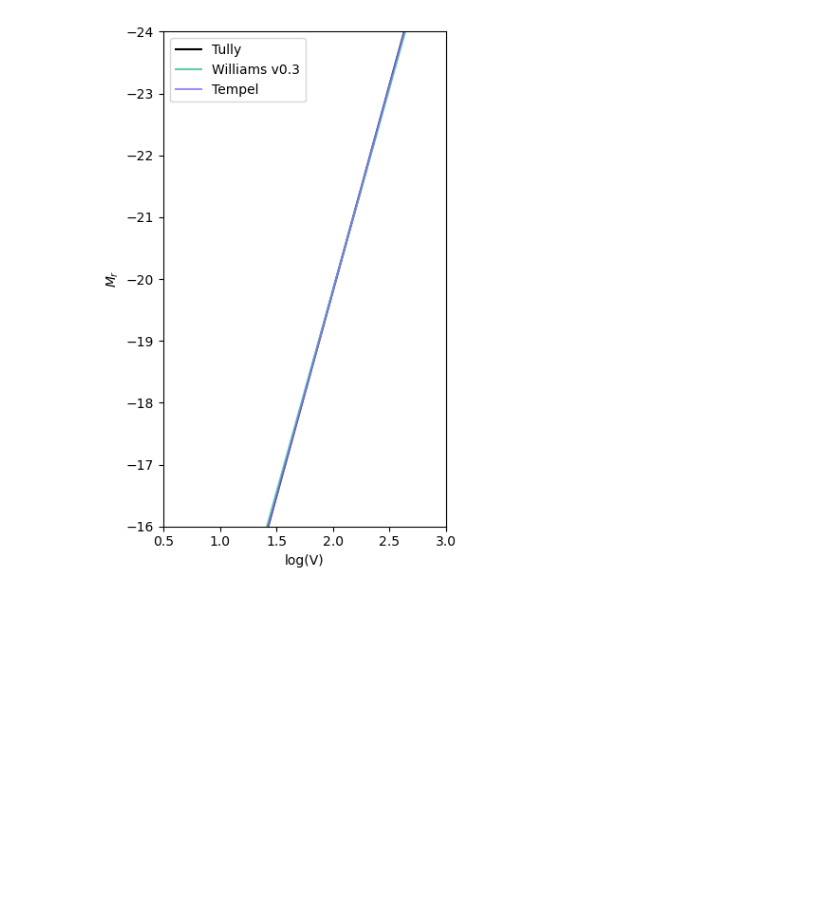
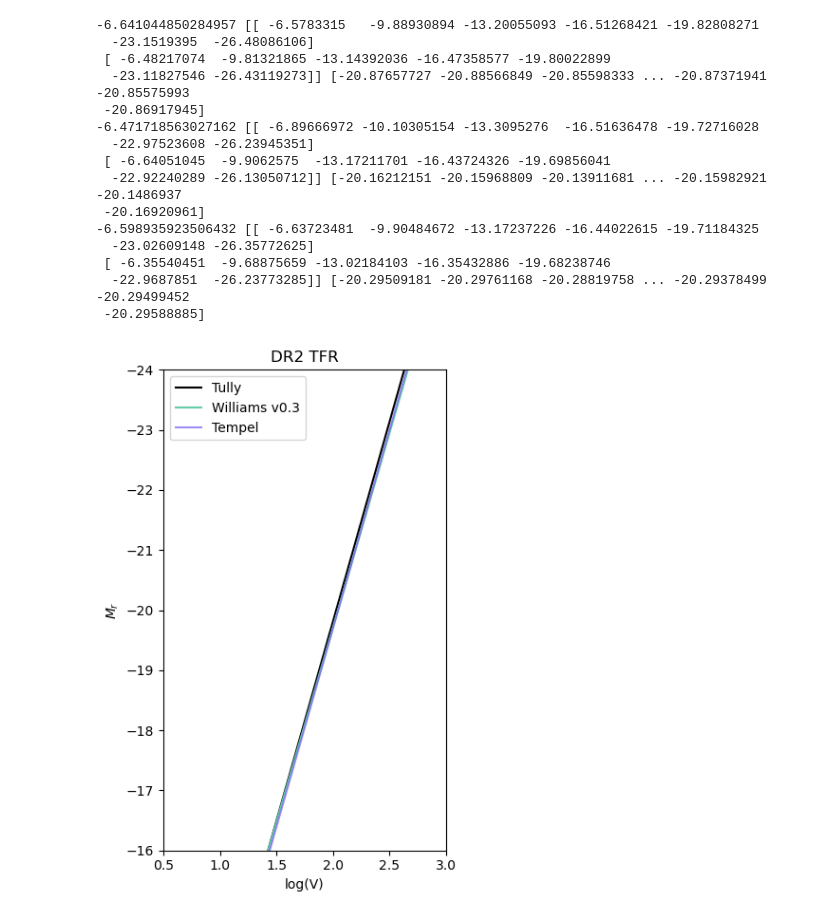
Before and after one commit to DESI-UR/DESI_SGA, a Jupyter notebook: TF/TF_catalog_slope_agreements.ipynb, the cells around one changed output. Cells and saved outputs as stored; diff of their text form; code cells hidden in the pictures; blank space fills up the shorter version.

```diff
--- a/TF/TF_catalog_slope_agreements.ipynb
+++ b/TF/TF_catalog_slope_agreements.ipynb
@@ -6,20 +6,6 @@ plt.rcParams['text.usetex'] = False
 from matplotlib import cm, colors
 from matplotlib.patches import Ellipse
 import matplotlib as mpl
-
-# We have more than 10 clusters, so we need to change from the default color map so that they are all plotted with different colors
-from cycler import cycler
-tfcolor = [(0.10588235294117647, 0.6196078431372549, 0.4666666666666667),
-(0.8509803921568627, 0.37254901960784315, 0.00784313725490196),
-(0.4588235294117647, 0.4392156862745098, 0.7019607843137254),
-(0.9058823529411765, 0.1607843137254902, 0.5411764705882353),
-(0.4, 0.6509803921568628, 0.11764705882352941),
-(0.,         0.10980392, 0.94509804),
-(0.6509803921568628, 0.4627450980392157, 0.11372549019607843),
-(0.,         0.89019608, 0.55490196),
-(0.99037293, 0.44055363, 0.20318339),
-(6.20005e-01, 1.83840e-01, 4.97524e-01)]
-plt.rcParams['axes.prop_cycle'] = cycler('color', tfcolor)
 
 import ligo.skymap.plot
 
@@ -89,6 +75,7 @@ for i in range(N_samples):
 
 lines_array = np.asarray(lines)
 line_err = np.nanpercentile(lines_array, [16 ,84], axis=0)
+print(slope, line_err, ZPs)
 
 plt.plot(logv, absmag, 'k', label = 'Tully')
 plt.fill_between(logv, line_err[0], line_err[1], color='gainsboro', alpha = .25)
@@ -110,38 +97,56 @@ for i in range(N_samples):
 
 lines_array = np.asarray(lines)
 line_err = np.nanpercentile(lines_array, [16 ,84], axis=0)
+print(slope, line_err, ZPs)
 
 plt.plot(logv, absmag, color='mediumaquamarine', label = 'Williams v0.3')
 plt.fill_between(logv, line_err[0], line_err[1], color='lightcyan', alpha = .25)
 
 # tempel
 slope = np.median(tempel_y3_tfr_mcmc_samples[0])
 ZP = np.median(tempel_y3_tfr_mcmc_samples[1])
 absmag = slope*(logv - tempel_y3_logV0) + ZP
 
 slopes = tempel_y3_tfr_mcmc_samples[0]
 ZPs = tempel_y3_tfr_mcmc_samples[1]
 
 N_samples = len(slopes)
 
 lines = []
 
 for i in range(N_samples):
     lines.append(slopes[i]*(logv - tempel_y3_logV0) + ZPs[i])
 
 lines_array = np.asarray(lines)
 line_err = np.nanpercentile(lines_array, [16 ,84], axis=0)
+print(slope, line_err, ZPs)
 
 plt.plot(logv, absmag, color='mediumslateblue', label = 'Tempel', alpha = .75)
 plt.fill_between(logv, line_err[0], line_err[1], color='lavender', alpha = .25)
 
 plt.legend()
+plt.title('DR2 TFR')
 plt.xlim([0.5, 3])
 plt.ylim([-16, -24])
 plt.xlabel('log(V)')
 plt.ylabel('$M_r$');
 # %% [output]
+-6.641044850284957 [[ -6.5783315   -9.88930894 -13.20055093 -16.51268421 -19.82808271
+  -23.1519395  -26.48086106]
+ [ -6.48217074  -9.81321865 -13.14392036 -16.47358577 -19.80022899
+  -23.11827546 -26.43119273]] [-20.87657727 -20.88566849 -20.85598333 ... -20.87371941 -20.85575993
+ -20.86917945]
+-6.471718563027162 [[ -6.89666972 -10.10305154 -13.3095276  -16.51636478 -19.72716028
+  -22.97523608 -26.23945351]
+ [ -6.64051045  -9.9062575  -13.17211701 -16.43724326 -19.69856041
+  -22.92240289 -26.13050712]] [-20.16212151 -20.15968809 -20.13911681 ... -20.15982921 -20.1486937
+ -20.16920961]
+-6.598935923506432 [[ -6.63723481  -9.90484672 -13.17237226 -16.44022615 -19.71184325
+  -23.02609148 -26.35772625]
+ [ -6.35540451  -9.68875659 -13.02184103 -16.35432886 -19.68238746
+  -22.9687851  -26.23773285]] [-20.29509181 -20.29761168 -20.28819758 ... -20.29378499 -20.29499452
+ -20.29588885]
-[figure, old version]
+[figure, new version]
 # %%
 # cov_tfr, tfr_mcmc_samples, logV0
 # williams y1v0p3
```
Also changed, not shown: parts of 1 cell of this notebook, 15 other files.
